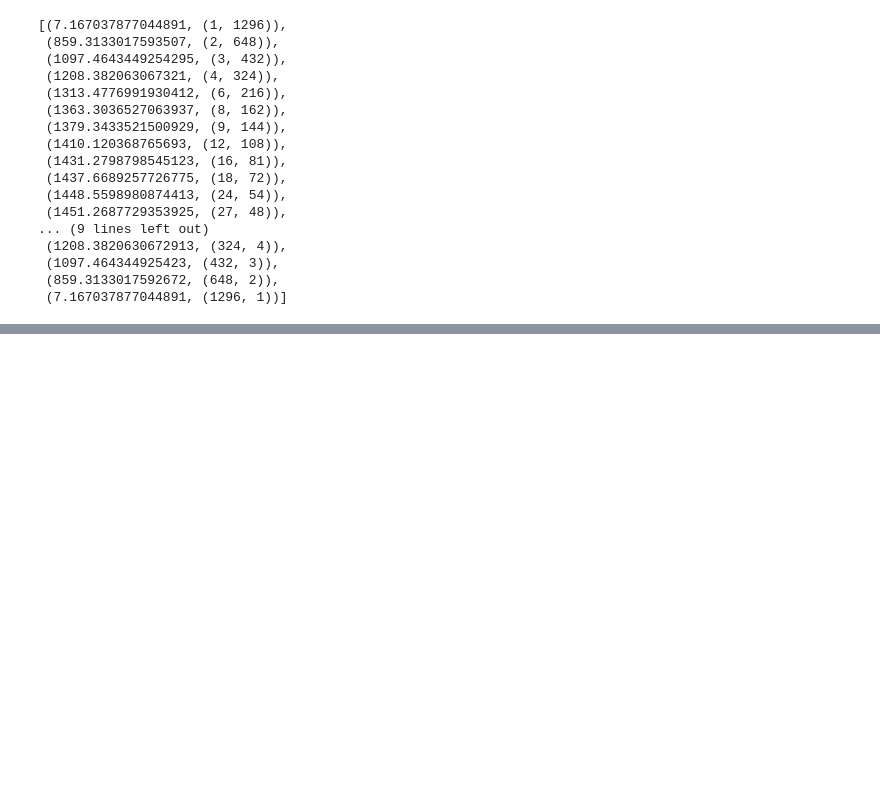
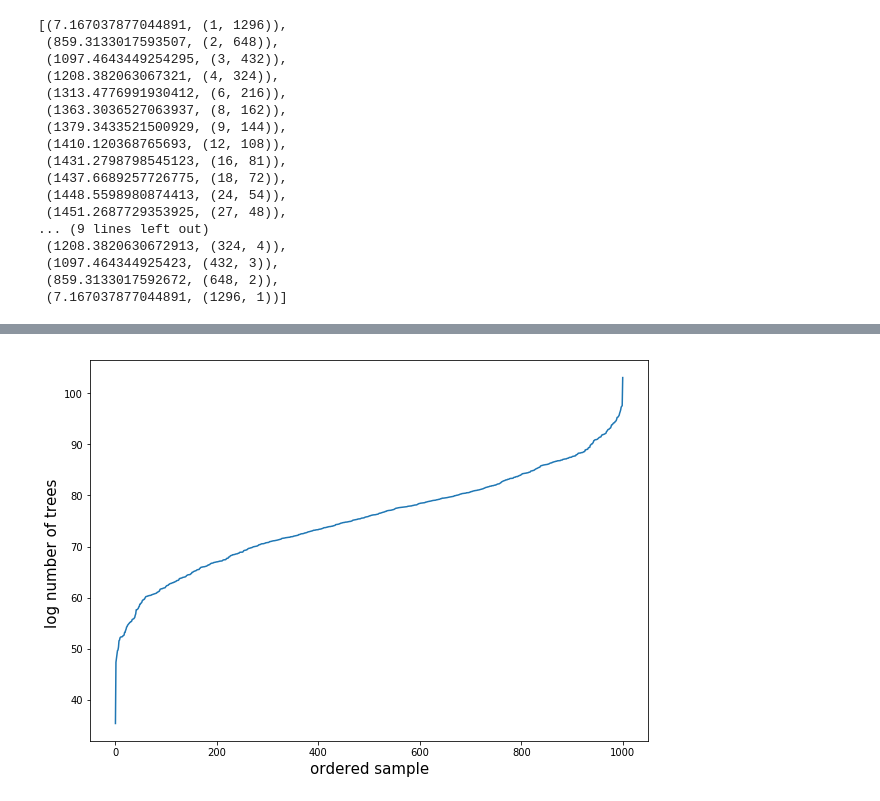
Before and after one commit to gerrymandr/spanning_trees, a Jupyter notebook: rectangle_tree_compactness.ipynb, the cells around one changed output, grey strips where cells are left out. Drawn from its saved outputs; the diff is of its cells as text; code cells hidden in the pictures; blank space fills up the shorter version.

```diff
--- a/rectangle_tree_compactness.ipynb
+++ b/rectangle_tree_compactness.ipynb
@@ -58,0 +61,33 @@ plt.show()
+# %%
+import subgraph_sampler as ss
+
+space = 20
+k = 10
+n = k**2
+
+G = nx.grid_2d_graph(space,space)
+I = nx.grid_2d_graph(k,k)
+
+
+tree_compactness = [(log_number_spanning_tree(I), dict())]
+sample_size = 1000
+for i in tqdm(range(sample_size)):
+    H = ss.connected_subgraph_sampler(G, size=n)
+    dic = {}
+    for node in G.nodes:
+        if node in H.nodes:
+            dic[node] = 1
+        else:
+            dic[node] = 0
+
+    tree_compactness.append((log_number_spanning_tree(H), dic))
+# %%
+tree_compact = [tree_compactness[i][0] for i in range(len(tree_compactness))]
+
+plt.figure(figsize=(10,7))
+plt.plot(sorted(tree_compact))
+plt.ylabel("log number of trees ", fontsize = 15)
+plt.xlabel("ordered sample", fontsize = 15)
+plt.show()
+# %% [output]
+[figure, added]
```
Also changed, not shown: parts of 8 cells of this notebook, 2 other files.
